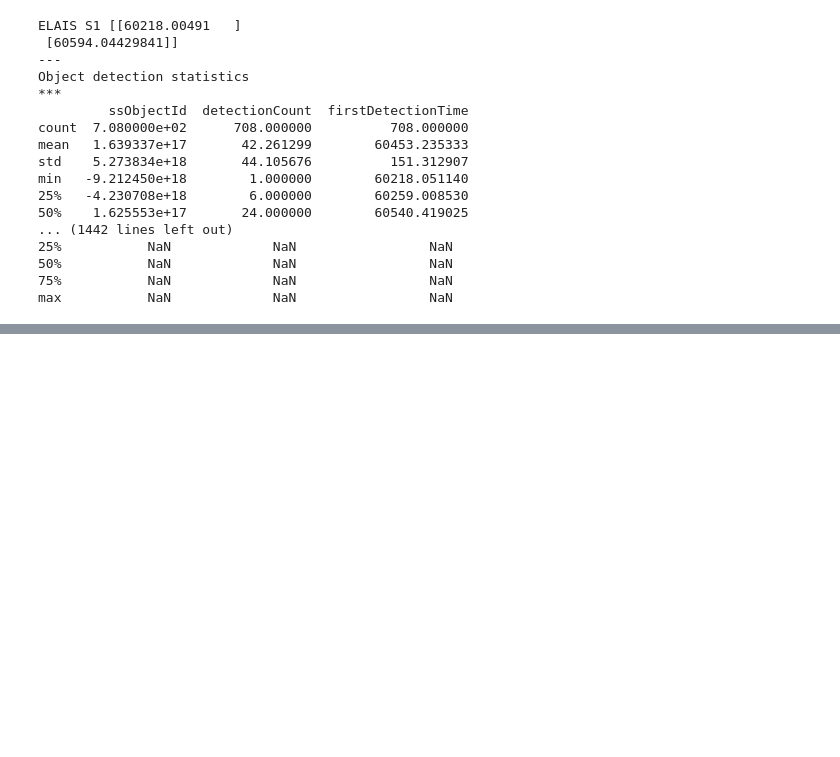
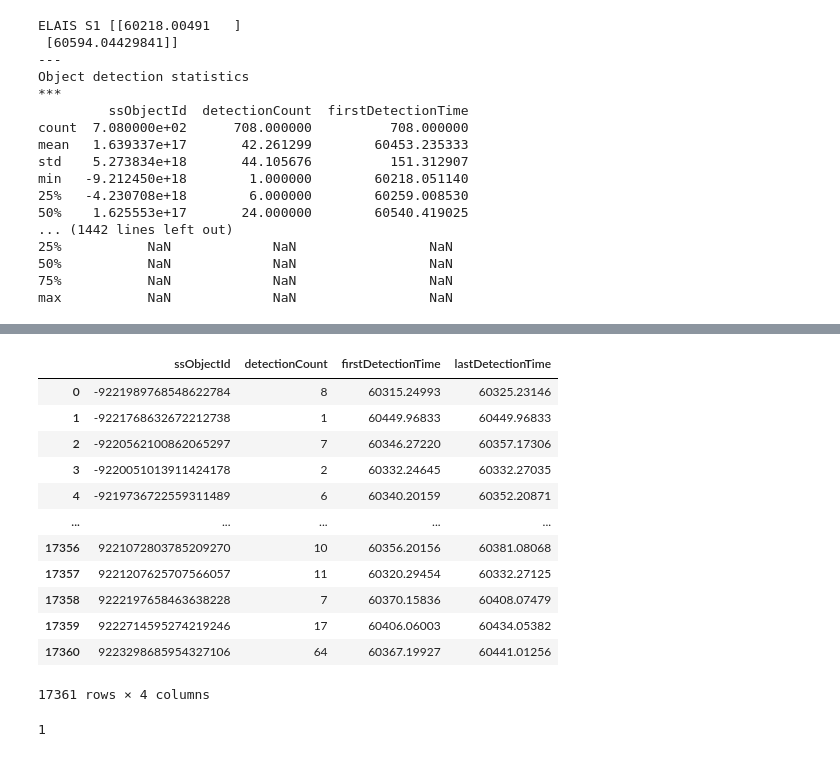
Before and after one commit to Birr0/lsst_eval, a Jupyter notebook: exploring_the_deep_fields.ipynb, the cells around one changed output, grey strips where cells are left out. Saved outputs shown, nothing was run; the diff lists cells and outputs as text; code cells hidden in the pictures; blank space fills up the shorter version.

```diff
--- a/exploring_the_deep_fields.ipynb
+++ b/exploring_the_deep_fields.ipynb
@@ -346,0 +492,16 @@ max           NaN             NaN                 NaN
+# %%
+df
+# %% [output]
+|  | ssObjectId | detectionCount | firstDetectionTime | lastDetectionTime |
+| 0 | -9221989768548622784 | 8 | 60315.24993 | 60325.23146 |
+| 1 | -9221768632672212738 | 1 | 60449.96833 | 60449.96833 |
+| 2 | -9220562100862065297 | 7 | 60346.27220 | 60357.17306 |
+| 3 | -9220051013911424178 | 2 | 60332.24645 | 60332.27035 |
+| 4 | -9219736722559311489 | 6 | 60340.20159 | 60352.20871 |
+| ... | ... | ... | ... | ... |
+| 17356 | 9221072803785209270 | 10 | 60356.20156 | 60381.08068 |
+| 17357 | 9221207625707566057 | 11 | 60320.29454 | 60332.27125 |
+| 17358 | 9222197658463638228 | 7 | 60370.15836 | 60408.07479 |
+| 17359 | 9222714595274219246 | 17 | 60406.06003 | 60434.05382 |
+| 17360 | 9223298685954327106 | 64 | 60367.19927 | 60441.01256 |
+17361 rows × 4 columns
@@ -346,0 +510,4 @@ max           NaN             NaN                 NaN
+# %%
+(total_obs["detectionCount_x"] == total_obs["detectionCount_y"]).sum() # Object that stays totally in this field.
+# %% [output]
+1
```
Also changed, not shown: parts of 13 cells of this notebook.
